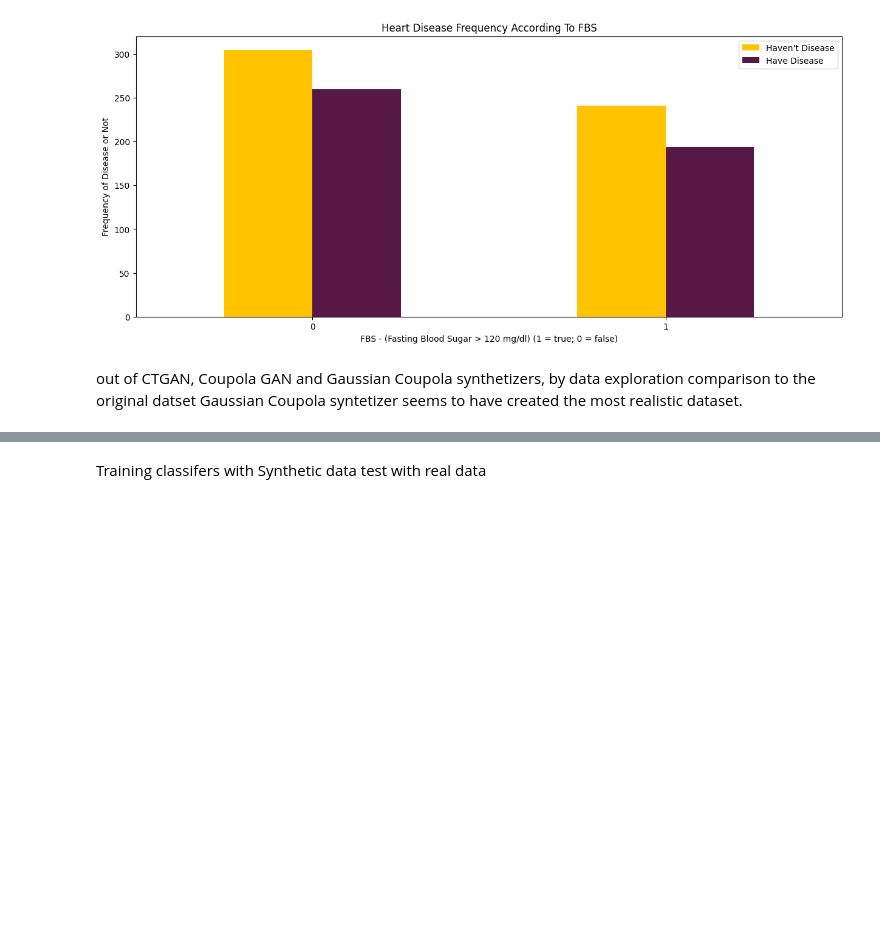
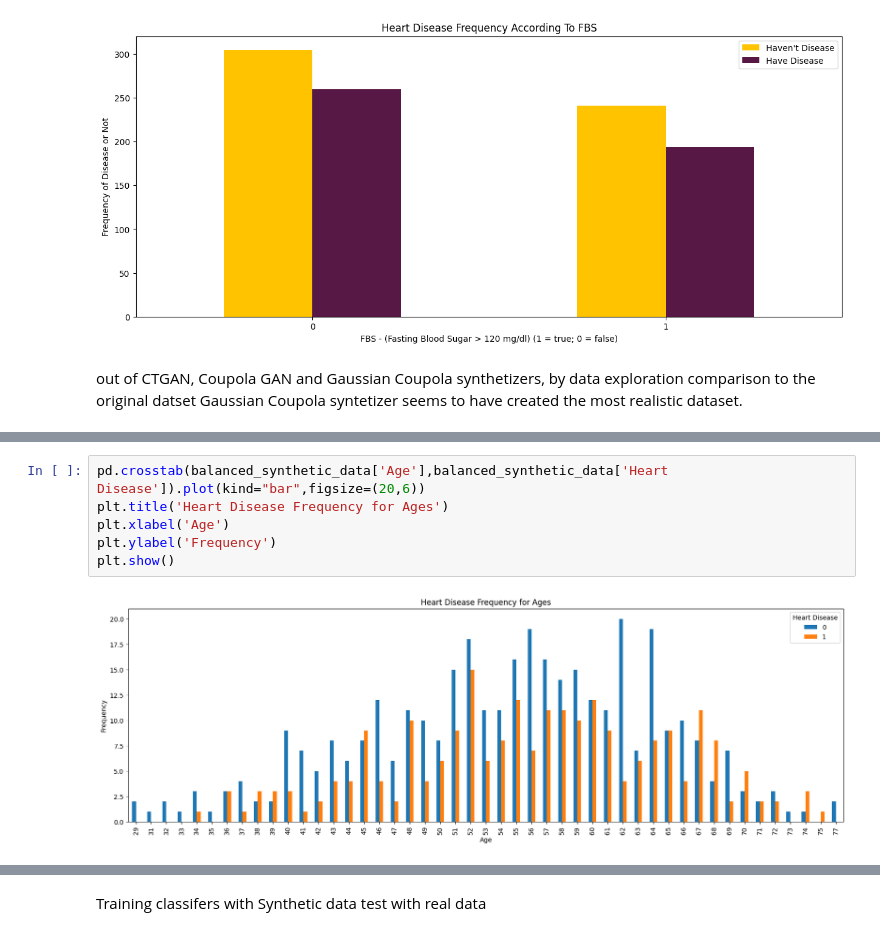
Before and after one commit to sonjababac/Data-Science-for-EWS-in-Postoperative-Care-PhD-year-1, a Jupyter notebook: SDG phd/heart_disease.ipynb, the cells around one changed output, grey strips where cells are left out. Cells and saved outputs as stored; diff of their text form; blank space fills up the shorter version.

```diff
--- a/SDG phd/heart_disease.ipynb
+++ b/SDG phd/heart_disease.ipynb
@@ -1121,0 +1221,8 @@ sdg - mitigating gender imbalance
+# %%
+pd.crosstab(balanced_synthetic_data['Age'],balanced_synthetic_data['Heart Disease']).plot(kind="bar",figsize=(20,6))
+plt.title('Heart Disease Frequency for Ages')
+plt.xlabel('Age')
+plt.ylabel('Frequency')
+plt.show()
+# %% [output]
+[figure, added]
```
Also changed, not shown: parts of 39 cells of this notebook.
